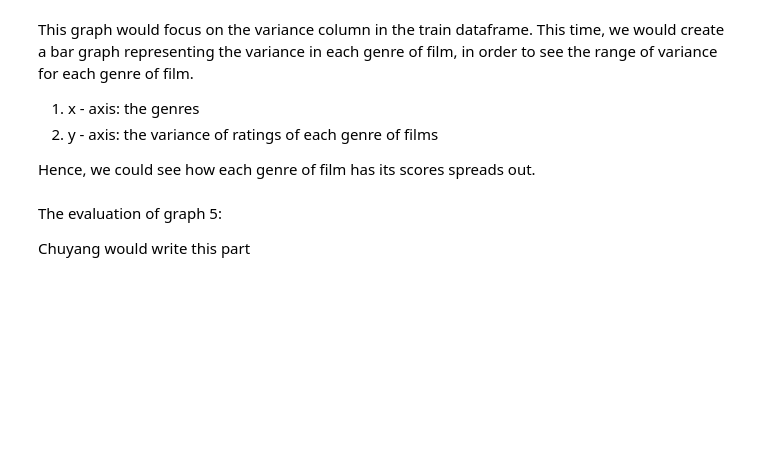
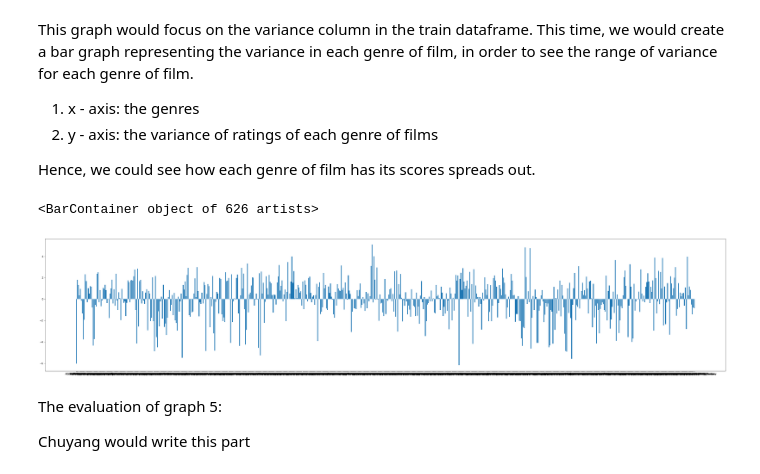
Before and after one commit to strkillr16/COGS108Final, a Jupyter notebook: Final Project Notebook.ipynb, the cells around one changed output. Cells and saved outputs as stored; diff of their text form; code cells hidden in the pictures; blank space fills up the shorter version.

```diff
--- a/Final Project Notebook.ipynb
+++ b/Final Project Notebook.ipynb
@@ -451,3 +484,22 @@ plt.bar(train['genres'], train['variance'])
+# %%
+variances_dict = {}
+for index, row in train.iterrows():
+    key = row['genres']
+    value = variances_dict.get(key)
+    if value == None:
+        value = row['variance']
+        variances_dict[key] = value
+# %%
+genres = []
+variances = []
+for key, value in variances_dict.items():
+    if key in genres:
+        genres
+    variances.append(value)
+plt.bar(genres, height=variances)
+# %% [output]
+<BarContainer object of 626 artists>
+[figure, added]
 # %% [markdown]
 The evaluation of graph 5:
 
```
Also changed, not shown: parts of 50 cells of this notebook.
